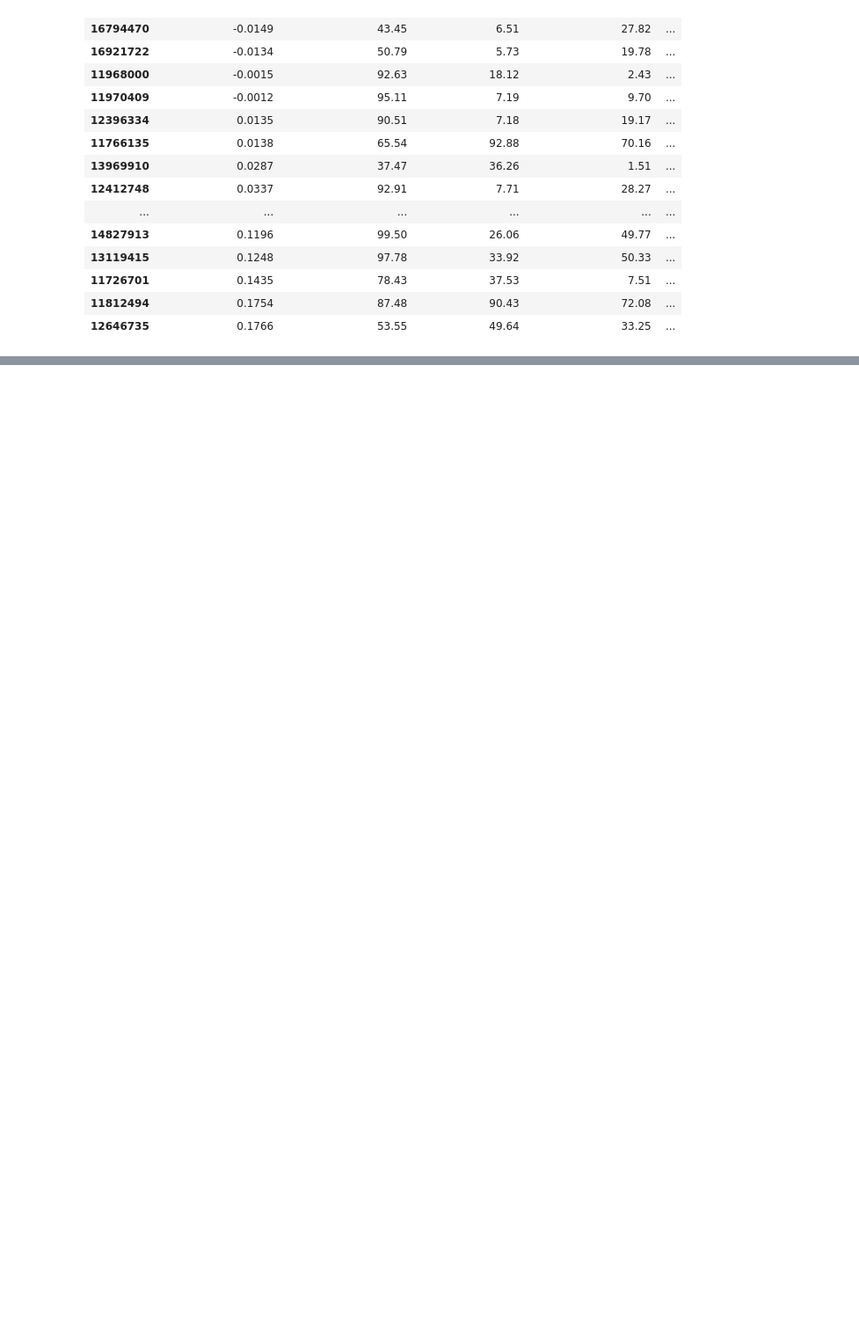
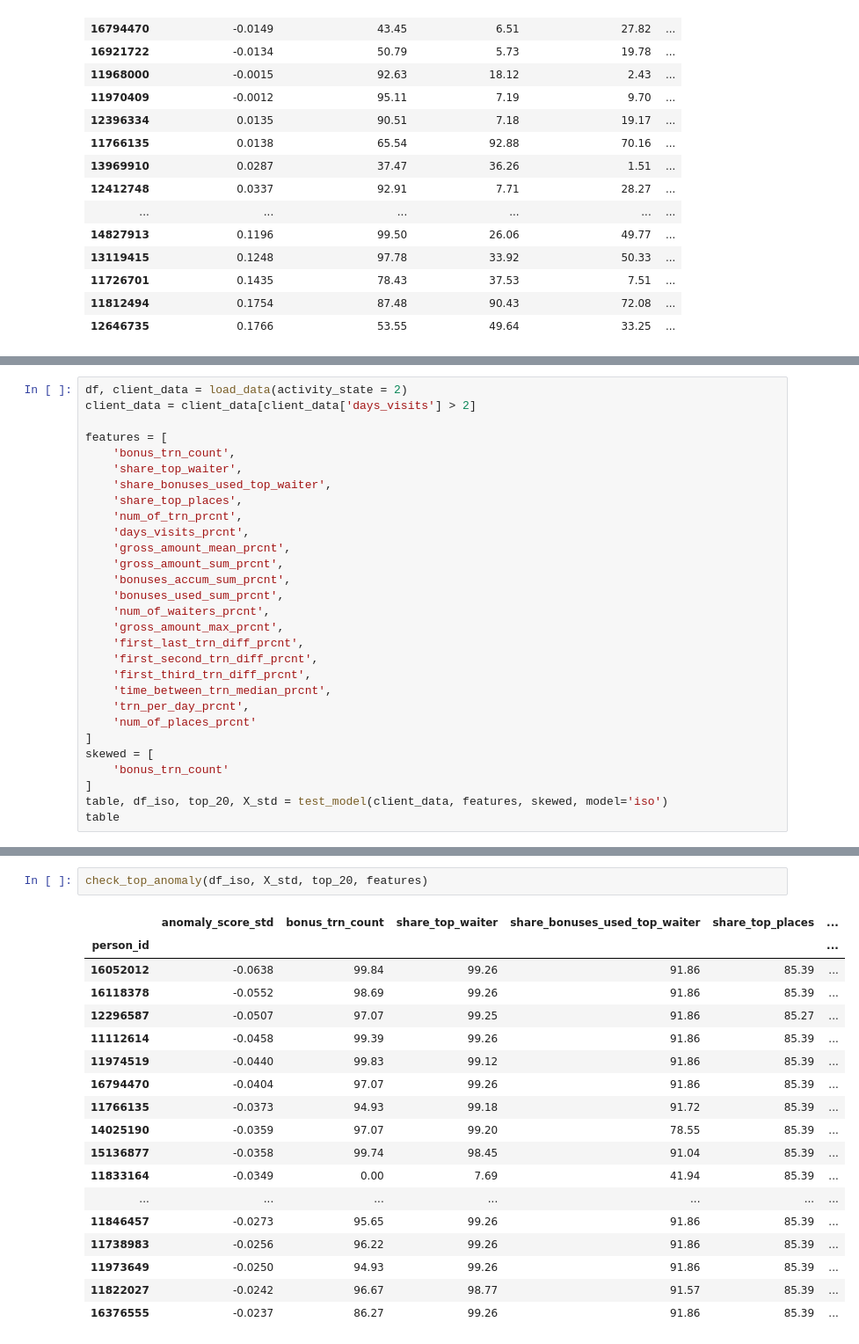
Before and after one commit to yoolinka/Fraud-Detection, a Jupyter notebook: models/models_tuning.ipynb, the cells around one changed output, grey strips where cells are left out. Shown at 88% size. Saved outputs shown, nothing was run; the diff lists cells and outputs as text; blank space fills up the shorter version.

```diff
--- a/models/models_tuning.ipynb
+++ b/models/models_tuning.ipynb
@@ -674,0 +598,29 @@ result_df
+# %%
+df, client_data = load_data(activity_state = 2)
+client_data = client_data[client_data['days_visits'] > 2]
+
+features = [
+    'bonus_trn_count',
+    'share_top_waiter',
+    'share_bonuses_used_top_waiter',
+    'share_top_places',
+    'num_of_trn_prcnt',
+    'days_visits_prcnt',
+    'gross_amount_mean_prcnt',
+    'gross_amount_sum_prcnt',
+    'bonuses_accum_sum_prcnt',
+    'bonuses_used_sum_prcnt',
+    'num_of_waiters_prcnt',
+    'gross_amount_max_prcnt',
+    'first_last_trn_diff_prcnt',
+    'first_second_trn_diff_prcnt',
+    'first_third_trn_diff_prcnt',
+    'time_between_trn_median_prcnt',
+    'trn_per_day_prcnt',
+    'num_of_places_prcnt'
+]
+skewed = [
+    'bonus_trn_count'
+]
+table, df_iso, top_20, X_std = test_model(client_data, features, skewed, model='iso')
+table
@@ -674,0 +648,21 @@ result_df
+# %%
+check_top_anomaly(df_iso, X_std, top_20, features)
+# %% [output]
+|  | anomaly_score_std | bonus_trn_count | share_top_waiter | share_bonuses_used_top_waiter | share_top_places | ... |
+| person_id |  |  |  |  |  | ... |
+| 16052012 | -0.0638 | 99.84 | 99.26 | 91.86 | 85.39 | ... |
+| 16118378 | -0.0552 | 98.69 | 99.26 | 91.86 | 85.39 | ... |
+| 12296587 | -0.0507 | 97.07 | 99.25 | 91.86 | 85.27 | ... |
+| 11112614 | -0.0458 | 99.39 | 99.26 | 91.86 | 85.39 | ... |
+| 11974519 | -0.0440 | 99.83 | 99.12 | 91.86 | 85.39 | ... |
+| 16794470 | -0.0404 | 97.07 | 99.26 | 91.86 | 85.39 | ... |
+| 11766135 | -0.0373 | 94.93 | 99.18 | 91.72 | 85.39 | ... |
+| 14025190 | -0.0359 | 97.07 | 99.20 | 78.55 | 85.39 | ... |
+| 15136877 | -0.0358 | 99.74 | 98.45 | 91.04 | 85.39 | ... |
+| 11833164 | -0.0349 | 0.00 | 7.69 | 41.94 | 85.39 | ... |
+| ... | ... | ... | ... | ... | ... | ... |
+| 11846457 | -0.0273 | 95.65 | 99.26 | 91.86 | 85.39 | ... |
+| 11738983 | -0.0256 | 96.22 | 99.26 | 91.86 | 85.39 | ... |
+| 11973649 | -0.0250 | 94.93 | 99.26 | 91.86 | 85.39 | ... |
+| 11822027 | -0.0242 | 96.67 | 98.77 | 91.57 | 85.39 | ... |
+| 16376555 | -0.0237 | 86.27 | 99.26 | 91.86 | 85.39 | ... |
```
Also changed, not shown: parts of 15 cells of this notebook, 1 other file.
